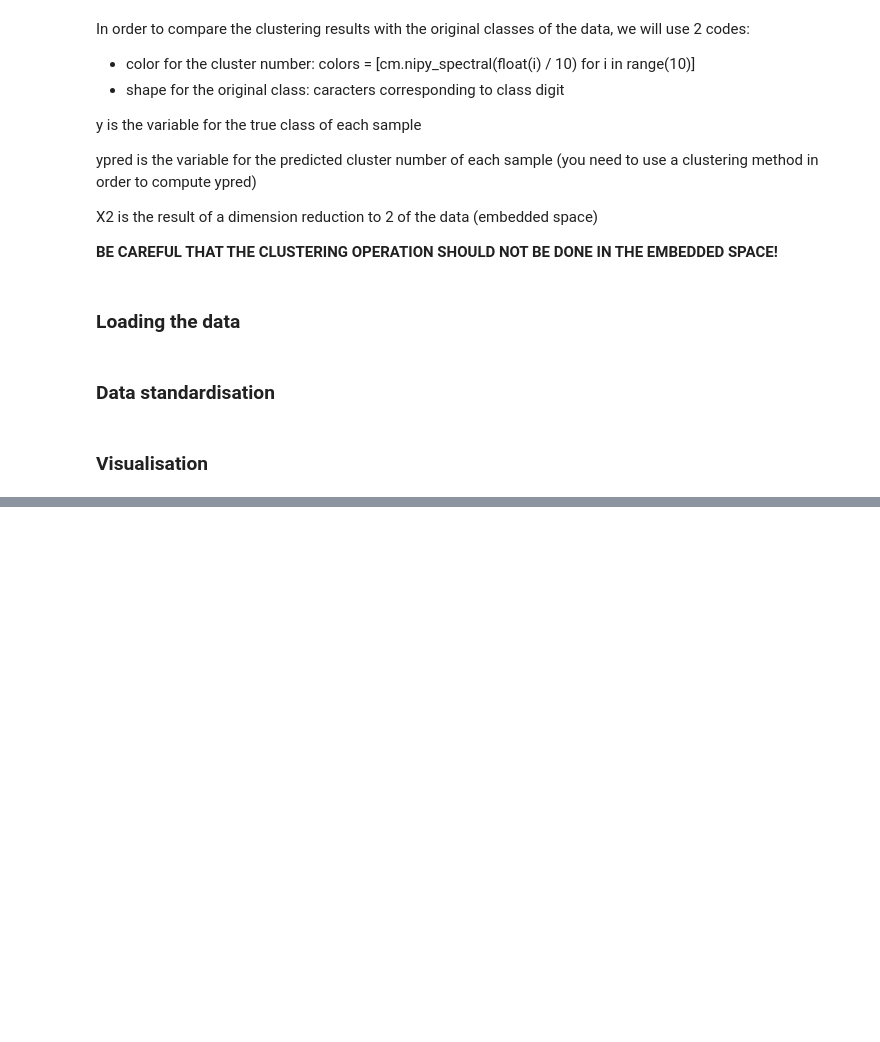
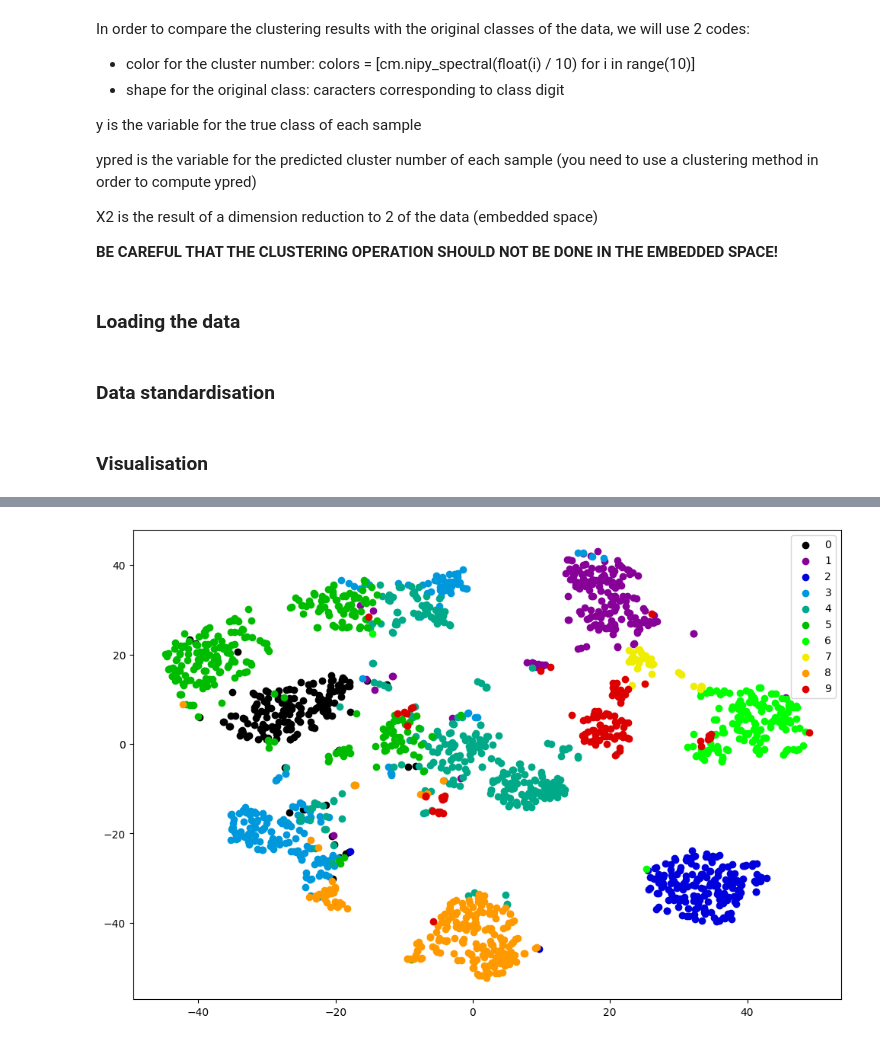
Before and after one commit to ozeliurs/Polytech-S7-S8, a Jupyter notebook: EIIN726/labs/TD4/TPclusteringSI4.ipynb, the cells around one changed output, grey strips where cells are left out. Drawn from its saved outputs; the diff is of its cells as text; code cells hidden in the pictures; blank space fills up the shorter version.

```diff
--- a/EIIN726/labs/TD4/TPclusteringSI4.ipynb
+++ b/EIIN726/labs/TD4/TPclusteringSI4.ipynb
@@ -223,0 +261,13 @@ plt.show()
+# %%
+km = KMeans(n_clusters=10, max_iter=10, n_init=1, init='k-means++')
+y_pred = km.fit_predict(Xscaled)
+
+plt.figure(figsize=(12, 8))
+colors = [cm.nipy_spectral(float(i) / 10) for i in range(10)]
+for i in range(10):
+    plt.scatter(X2[y_pred == i, 0], X2[y_pred == i, 1], color=colors[i], label=str(i))
+
+plt.legend()
+plt.show()
+# %% [output]
+[figure, added]
```
Also changed, not shown: parts of 16 cells of this notebook, 12 other files.
